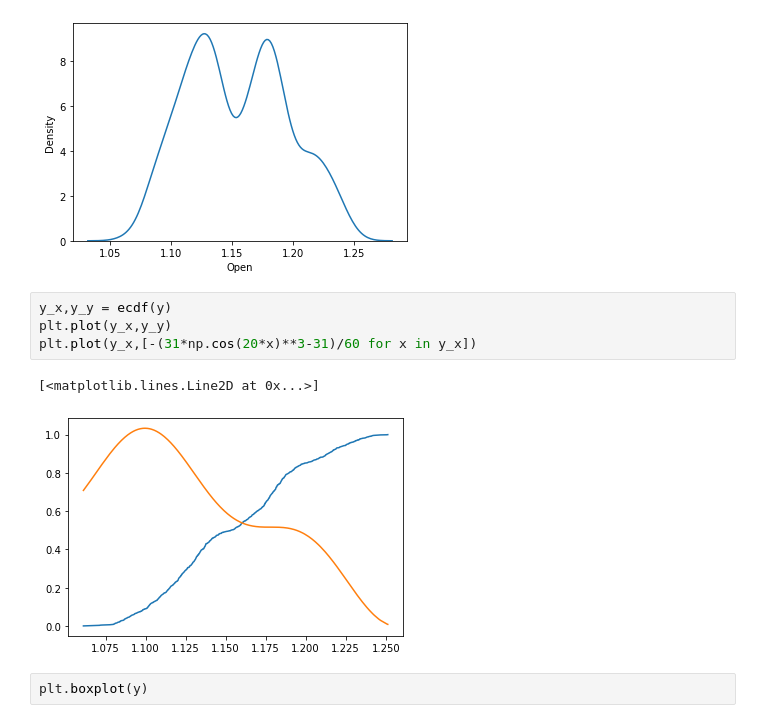
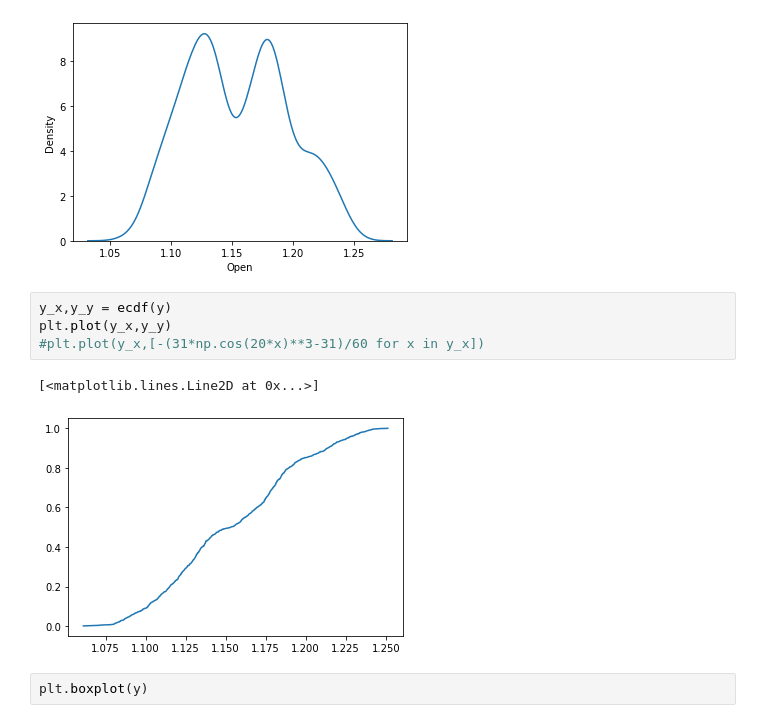
Before and after one commit to klaudynka245/statistics, a Jupyter notebook: projekt.ipynb, the cells around one changed output. Cells and saved outputs as stored; diff of their text form.

```diff
--- a/projekt.ipynb
+++ b/projekt.ipynb
@@ -144,10 +179,10 @@ sns.kdeplot(y)
 # %%
 y_x,y_y = ecdf(y)
 plt.plot(y_x,y_y)
-plt.plot(y_x,[-(31*np.cos(20*x)**3-31)/60 for x in y_x])
+#plt.plot(y_x,[-(31*np.cos(20*x)**3-31)/60 for x in y_x])
 # %% [output]
 [<matplotlib.lines.Line2D at 0x...>]
-[figure, old version]
+[figure, new version]
 # %%
 plt.boxplot(y)
 # %% [output]
```
Also changed, not shown: parts of 3 cells of this notebook, 5 other files.
